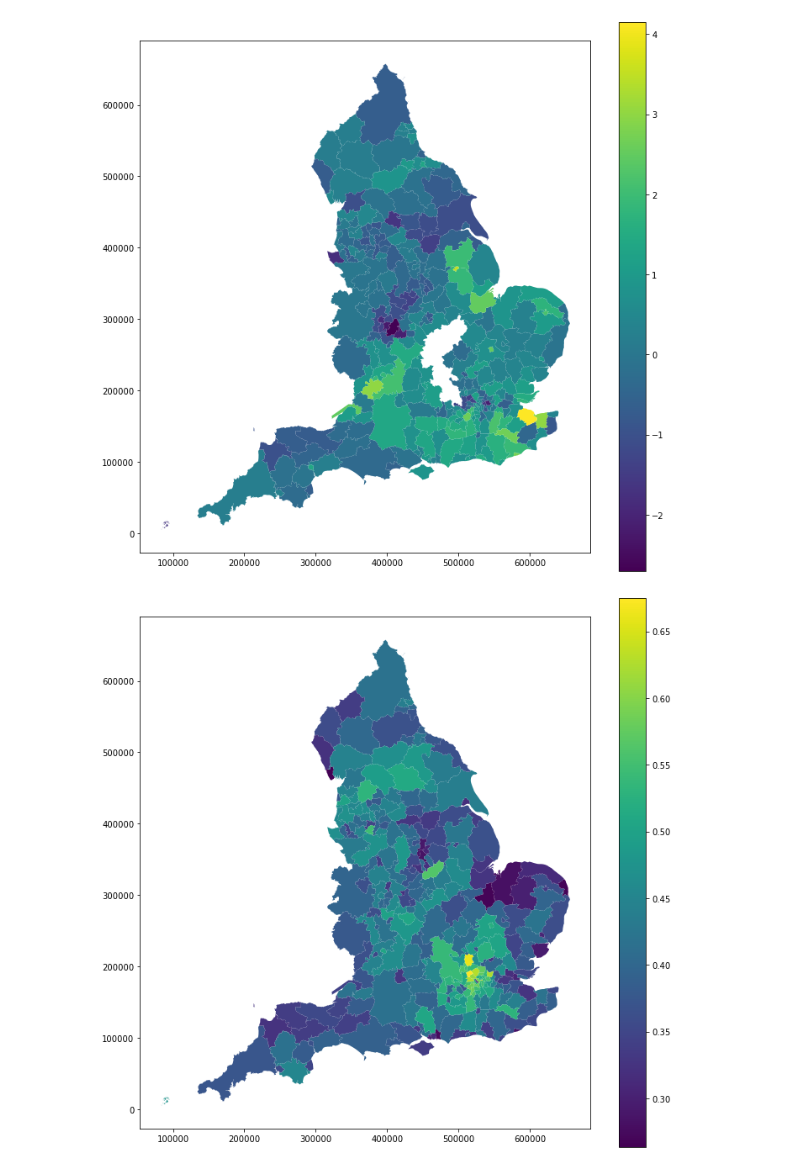
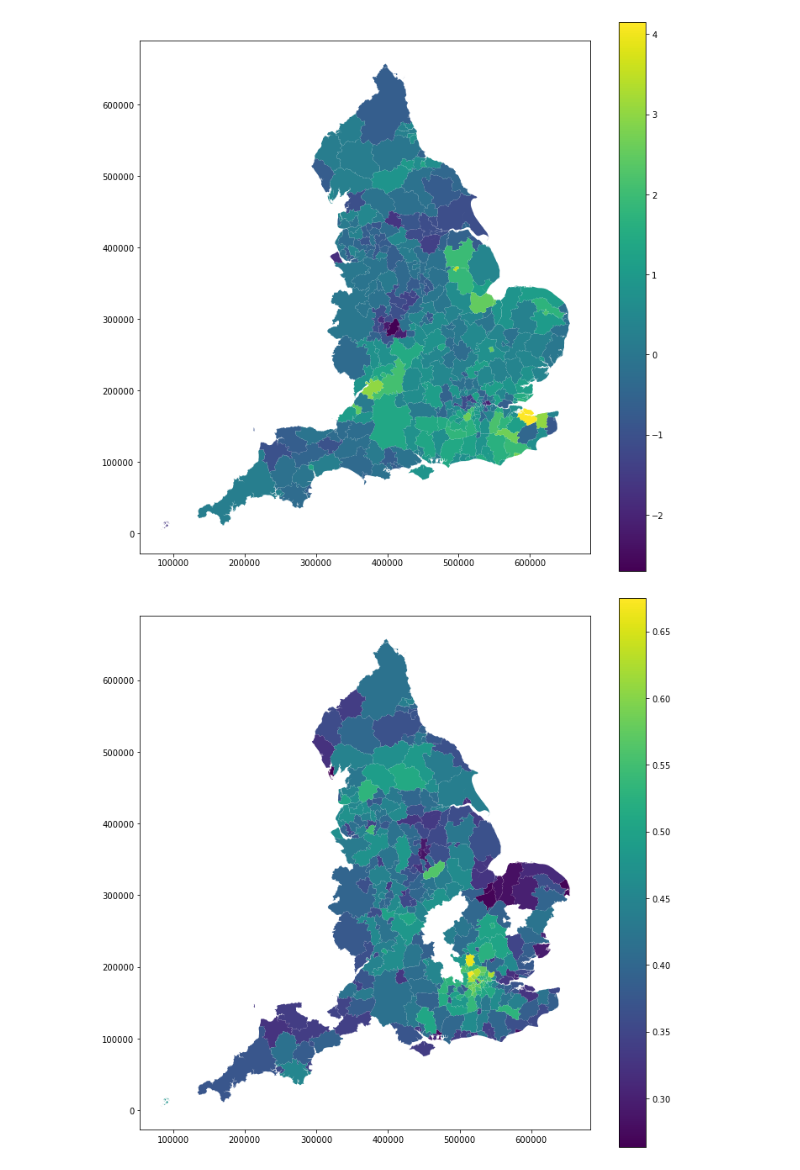
Before and after one commit to JonathanMarriott/ADS-Loneliness, a Jupyter notebook: maps/maps.ipynb, the cells around one changed output. Cells and saved outputs as stored; diff of their text form; code cells hidden in the pictures.

```diff
--- a/maps/maps.ipynb
+++ b/maps/maps.ipynb
@@ -9,3 +9,9 @@ from sklearn.neighbors import KNeighborsRegressor
 import rasterio as rst
 from rasterstats import zonal_stats
 import matplotlib.cm as cm
+# %%
+LA_area_map = gpd.read_file('LAD2017\Local_Authority_Districts_(December_2017)_Boundaries_in_Great_Britain.shp')
+master_df = pd.read_csv('C:/Users/Jonathan/OneDrive - University of Bristol/CS/AppliedDataScience/Coursework/ADS-Loneliness/master_df.csv')
+#progression_df = pd.read_csv('C:/Users/Jonathan/OneDrive - University of Bristol/CS/AppliedDataScience/Coursework/ADS-Loneliness/Tundra(progression_rates)/outputDataframe.csv')
+LA_area_map.head()
+print(LA_area_map.loc[LA_area_map['lad17cd'].isin(['E06000029','E06000028','E06000058'])])
@@ -12,14 +30,16 @@ import matplotlib.cm as cm
 # %%
-LA_area_map = gpd.read_file('LAD_MAY_2021_UK_BFE_V2.shp')
-master_df = pd.read_csv('C:/Users/Jonathan/OneDrive - University of Bristol/CS/AppliedDataScience/Coursework/ADS-Loneliness/master_df.csv')
-#progression_df = pd.read_csv('C:/Users/Jonathan/OneDrive - University of Bristol/CS/AppliedDataScience/Coursework/ADS-Loneliness/Tundra(progression_rates)/outputDataframe.csv')
-LA_area_map = LA_area_map.rename(columns={'LAD21CD':'LA code'})
-map_df =LA_area_map.merge(master_df, on='LA code')
+LA_area_map = LA_area_map.rename(columns={'lad17cd':'LA code'})
+map_df =LA_area_map.merge(master_df, on='LA code',how='outer')
 type(map_df)
 fig,ax = plt.subplots(figsize=(12,12))
 map_df.plot(ax=ax,column='lonely_avg',legend=True)
+print(map_df.loc[map_df['LA code'].isin(['E07000004','E07000005','E07000006','E07000007'])])
+print(map_df.loc[map_df['lonely_avg'].isna()])
+
+
 fig,ax = plt.subplots(figsize=(12,12))
 map_df.plot(ax=ax,column='progression_rate',legend=True)
+
 fig,ax = plt.subplots(figsize=(12,12))
 map_df.plot(ax=ax,column='Non Preferred Offer %P',legend=True)
 
@@ -39,3 +66,3 @@ Index(['OBJECTID', 'LA code', 'LAD21NM', 'BNG_E', 'BNG_N', 'LONG', 'LAT',
       dtype='object')
-[figure, old version]
+[figure, new version]
-[figure, old version]
+[figure, new version]
```
Also changed, not shown: parts of 4 cells of this notebook, 4 other files.
